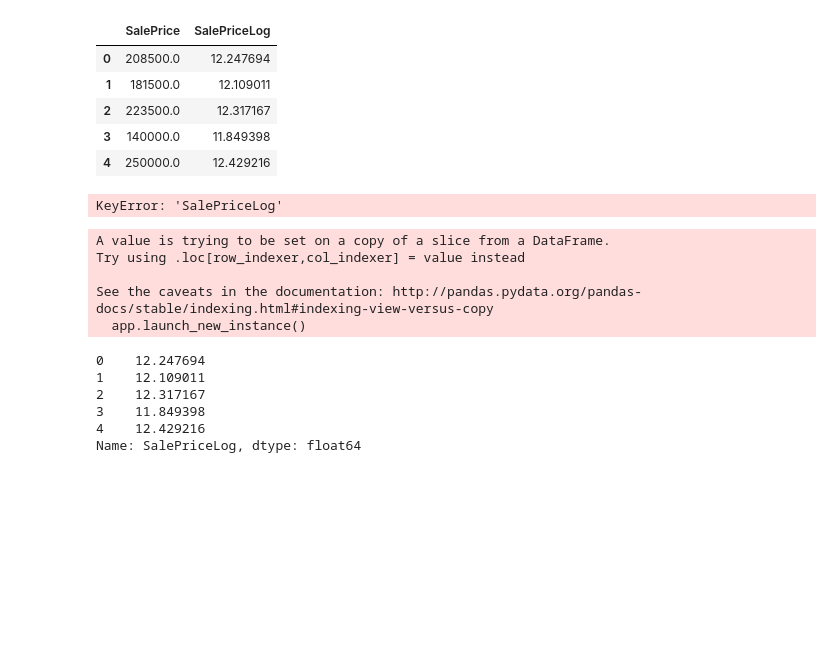
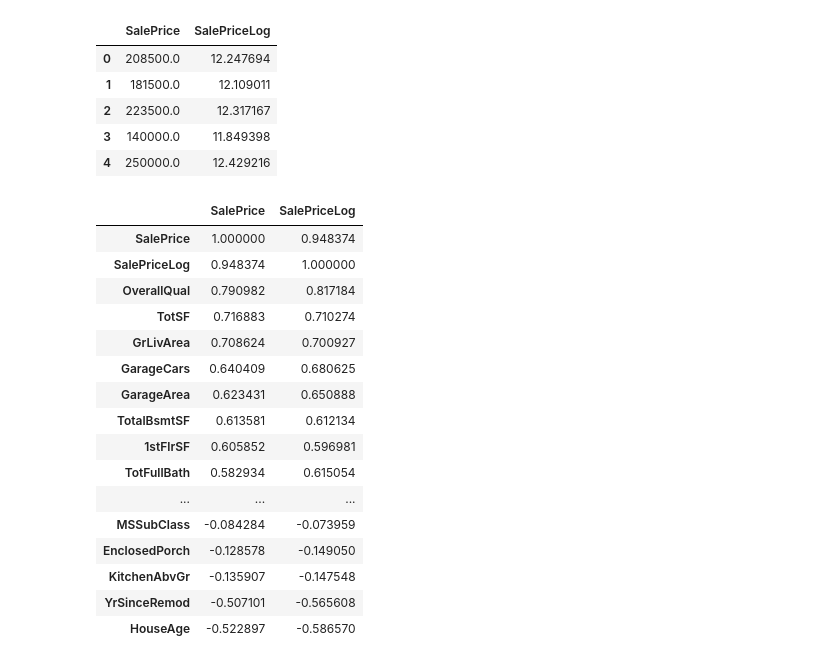
Before and after one commit to JohnErnestBonanno/HousingPrices, a Jupyter notebook: EDA_HousingPrices.ipynb, the cells around one changed output. Drawn from its saved outputs; the diff is of its cells as text; code cells hidden in the pictures; blank space fills up the shorter version.

```diff
--- a/EDA_HousingPrices.ipynb
+++ b/EDA_HousingPrices.ipynb
@@ -35,3 +35,5 @@ intFilter = ['1stFlrSF', '2ndFlrSF', '3SsnPorch', 'BedroomAbvGr', 'BsmtFinSF1',
 OrgFeatures = [objectFilter + intFilter]
 
 FeatEnginer = list(df.columns[-9:])
+
+intFilterAll = intFilter + FeatEnginer
@@ -67,28 +82,31 @@ dfTrain[['SalePrice','SalePriceLog']].head()
 | 2 | 223500.0 | 12.317167 |
 | 3 | 140000.0 | 11.849398 |
 | 4 | 250000.0 | 12.429216 |
-# %%
-#https://www.dataquest.io/blog/settingwithcopywarning/
-df[df['DataType']== 1]['SalePriceLog']
-#np.log(dfTrain.loc[:,['SalePrice']])
-# %% [output]
-KeyError: 'SalePriceLog'
-# %%
-#dfTrain['SalePriceLog'] =
-x = np.log(dfTrain['SalePrice'])
-dfTrain['SalePriceLog'] = x
-# %% [output]
-A value is trying to be set on a copy of a slice from a DataFrame.
-Try using .loc[row_indexer,col_indexer] = value instead
-
-See the caveats in the documentation: http://pandas.pydata.org/pandas-docs/stable/indexing.html#indexing-view-versus-copy
-  app.launch_new_instance()
-# %%
-dfTrain['SalePriceLog'].head()
-# %% [output]
-0    12.247694
-1    12.109011
-2    12.317167
-3    11.849398
-4    12.429216
-Name: SalePriceLog, dtype: float64
+# %%
+#creates a data frame filled with correlations
+corr = dfTrain[intFilterAll + ['SalePriceLog']].corr().copy()
+# %%
+#says what everthing is correlated with Sale Price
+
+#but can do better by sorting values
+
+corr[['SalePrice','SalePriceLog']].sort_values(by = 'SalePrice',ascending = False)
+#going to creat a new column of this.  Idea that farther away from zero, the better
+# %% [output]
+|  | SalePrice | SalePriceLog |
+| SalePrice | 1.000000 | 0.948374 |
+| SalePriceLog | 0.948374 | 1.000000 |
+| OverallQual | 0.790982 | 0.817184 |
+| TotSF | 0.716883 | 0.710274 |
+| GrLivArea | 0.708624 | 0.700927 |
+| GarageCars | 0.640409 | 0.680625 |
+| GarageArea | 0.623431 | 0.650888 |
+| TotalBsmtSF | 0.613581 | 0.612134 |
+| 1stFlrSF | 0.605852 | 0.596981 |
+| TotFullBath | 0.582934 | 0.615054 |
+| ... | ... | ... |
+| MSSubClass | -0.084284 | -0.073959 |
+| EnclosedPorch | -0.128578 | -0.149050 |
+| KitchenAbvGr | -0.135907 | -0.147548 |
+| YrSinceRemod | -0.507101 | -0.565608 |
+| HouseAge | -0.522897 | -0.586570 |
```
Also changed, not shown: parts of 22 cells of this notebook.
